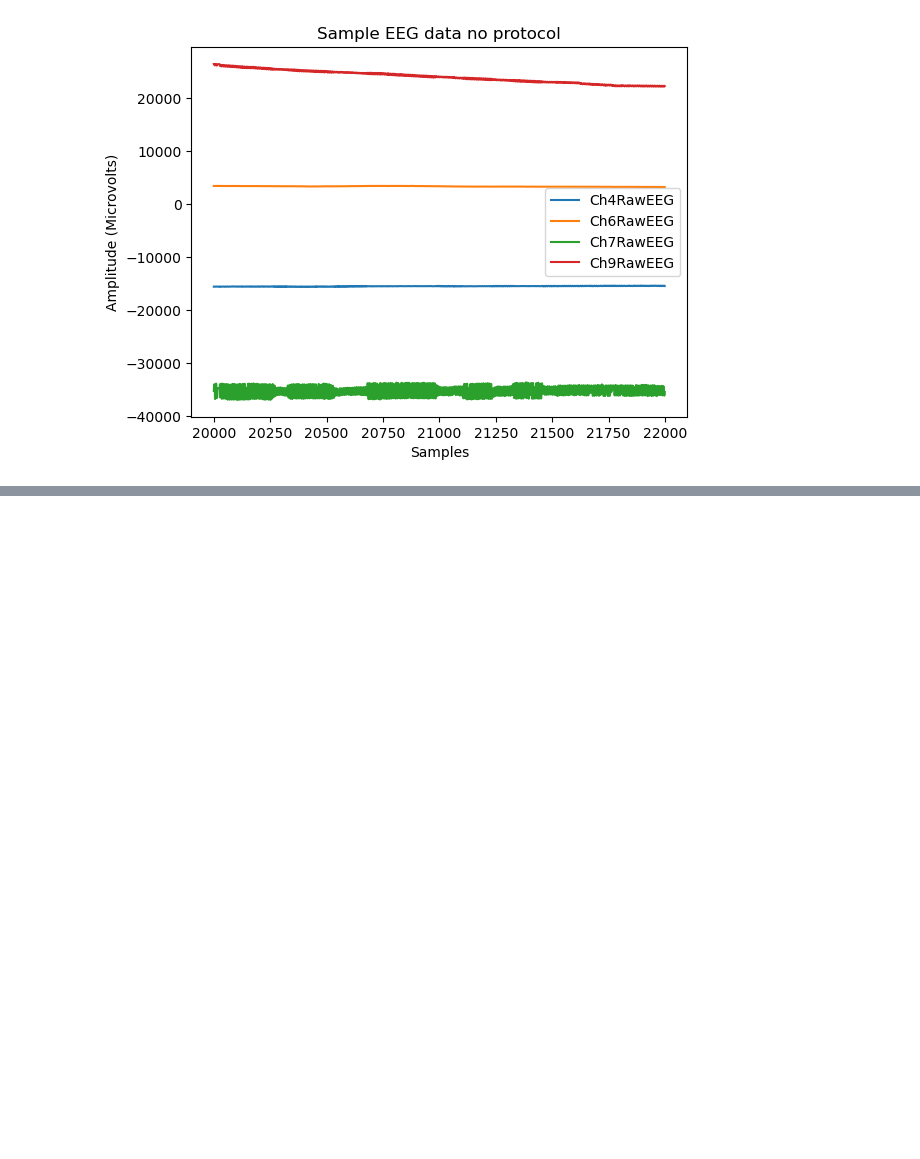
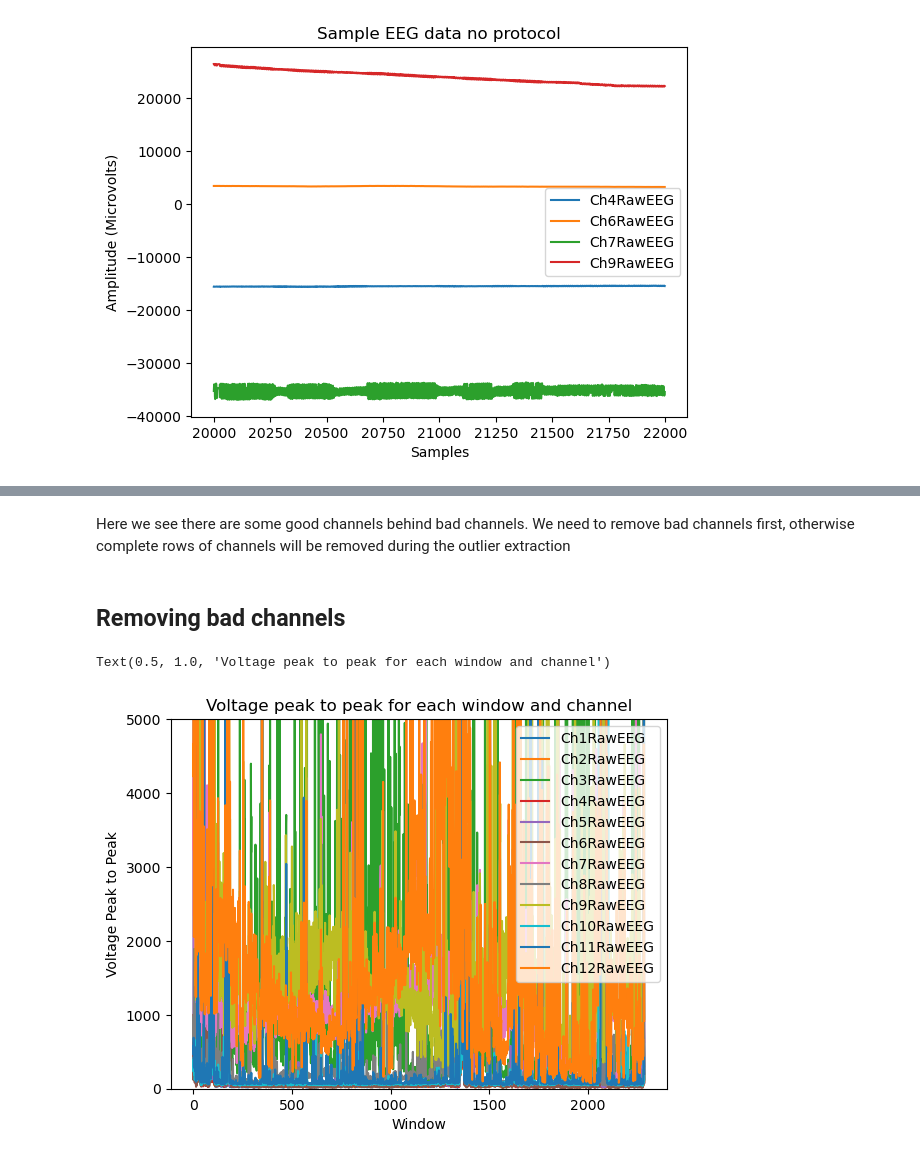
Before and after one commit to maviperu/focus-protocol-eeg-dl, a Jupyter notebook: scripts/Analyze Brain Data.ipynb, the cells around one changed output, grey strips where cells are left out. Drawn from its saved outputs; the diff is of its cells as text; code cells hidden in the pictures; blank space fills up the shorter version.

```diff
--- a/scripts/Analyze Brain Data.ipynb
+++ b/scripts/Analyze Brain Data.ipynb
@@ -138,0 +144,2 @@ A very high filter order of 180 is not yet significantly delayed but it starts i
+# %%
+eeg_columns = df_dict[condition].columns[df_dict[condition].columns.str.contains('EEG')]
@@ -138,0 +172,4 @@ A very high filter order of 180 is not yet significantly delayed but it starts i
+# %%
+# Amount of data before removing outliers
+condition_to_check = list(filtered_df_dict.keys())[0]
+datapoints_orig = len(filtered_df_dict[condition_to_check])
@@ -138,0 +231,25 @@ A very high filter order of 180 is not yet significantly delayed but it starts i
+# %% [markdown]
+Here we see there are some good channels behind bad channels. We need to remove bad channels first, otherwise complete rows of channels will be removed during the outlier extraction
+# %% [markdown]
+## Removing bad channels
+# %%
+# Using Voltage peak to peak (Vpp) and sliding windows
+window_size_seconds = 2
+window_size_samples = sampling_rate*window_size_seconds
+num_windows = int(len(filtered_df_dict[condition_to_check])/window_size_samples)
+vpps = defaultdict(list)
+for channel in eeg_columns:
+    eeg_values_per_ch = filtered_df_dict[condition_to_check][channel].values
+    for i in range(1,num_windows):
+        window_data = eeg_values_per_ch[i*window_size_samples:(i+1)*window_size_samples]
+        vpps[channel].append(np.max(window_data) - np.min(window_data))
+# %%
+vpps_df = pd.DataFrame.from_dict(vpps)
+vpps_df.plot()
+plt.ylim((0,5000))
+plt.xlabel('Window')
+plt.ylabel('Voltage Peak to Peak')
+plt.title('Voltage peak to peak for each window and channel')
+# %% [output]
+Text(0.5, 1.0, 'Voltage peak to peak for each window and channel')
+[figure, added]
```
Also changed, not shown: parts of 27 cells of this notebook.
